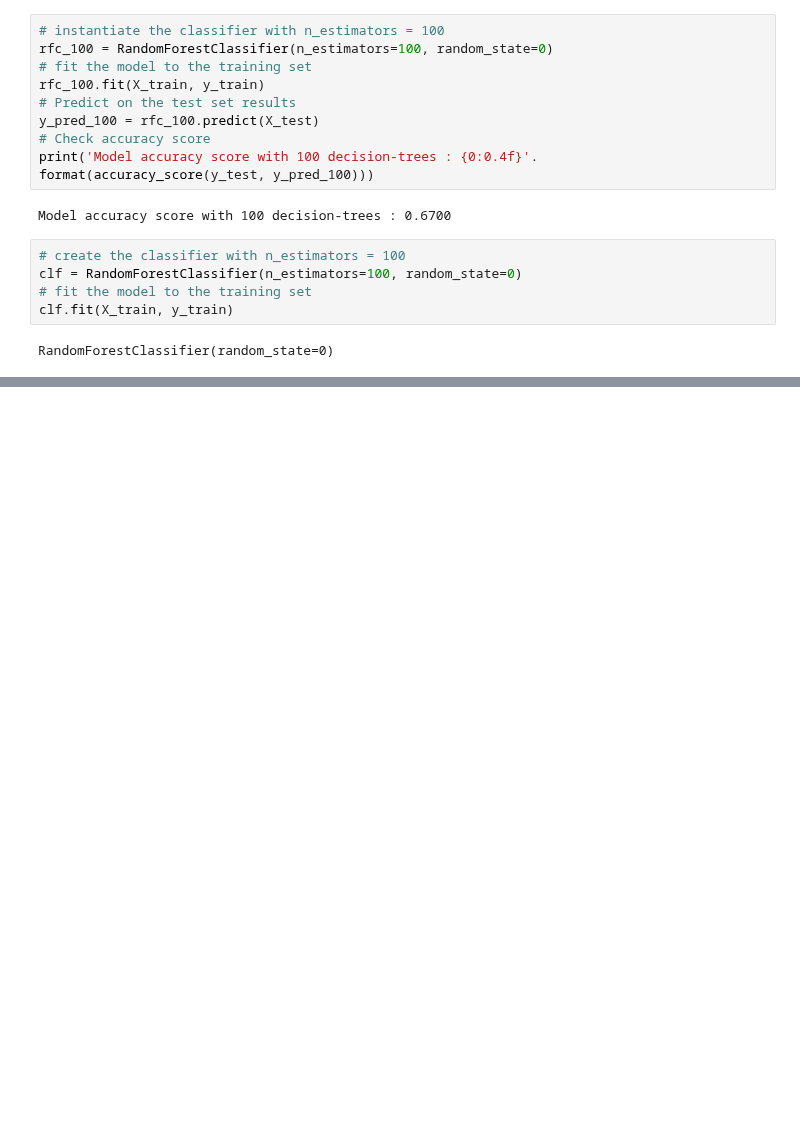
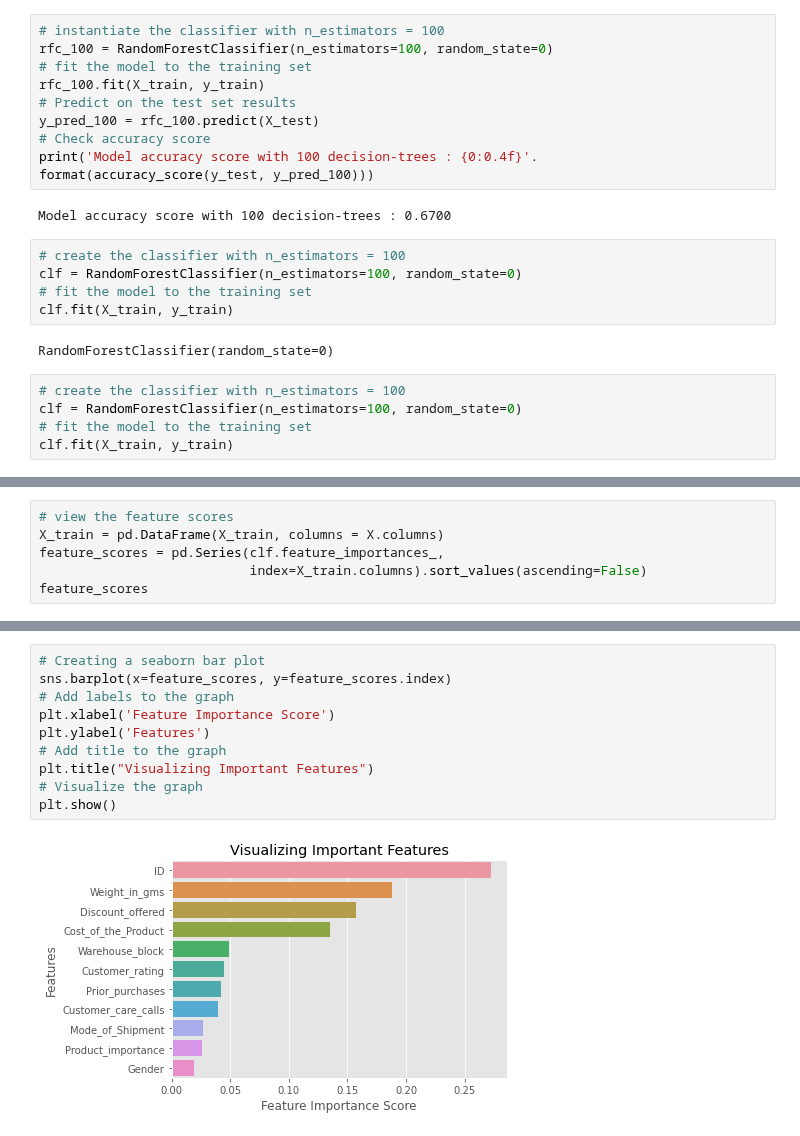
Before and after one commit to Riab22209/CE880-Case-Study-repository, a Jupyter notebook: EDA.ipynb, the cells around one changed output, grey strips where cells are left out. Drawn from its saved outputs; the diff is of its cells as text; blank space fills up the shorter version.

```diff
--- a/EDA.ipynb
+++ b/EDA.ipynb
@@ -457,3 +460,8 @@ clf = RandomForestClassifier(n_estimators=100, random_state=0)
 clf.fit(X_train, y_train)
 # %% [output]
 RandomForestClassifier(random_state=0)
+# %%
+# create the classifier with n_estimators = 100
+clf = RandomForestClassifier(n_estimators=100, random_state=0)
+# fit the model to the training set
+clf.fit(X_train, y_train)
@@ -459,0 +470,6 @@ RandomForestClassifier(random_state=0)
+# %%
+# view the feature scores
+X_train = pd.DataFrame(X_train, columns = X.columns)
+feature_scores = pd.Series(clf.feature_importances_,
+                           index=X_train.columns).sort_values(ascending=False)
+feature_scores
@@ -459,0 +489,12 @@ RandomForestClassifier(random_state=0)
+# %%
+# Creating a seaborn bar plot
+sns.barplot(x=feature_scores, y=feature_scores.index)
+# Add labels to the graph
+plt.xlabel('Feature Importance Score')
+plt.ylabel('Features')
+# Add title to the graph
+plt.title("Visualizing Important Features")
+# Visualize the graph
+plt.show()
+# %% [output]
+[figure, added]
```
Also changed, not shown: parts of 21 cells of this notebook.
